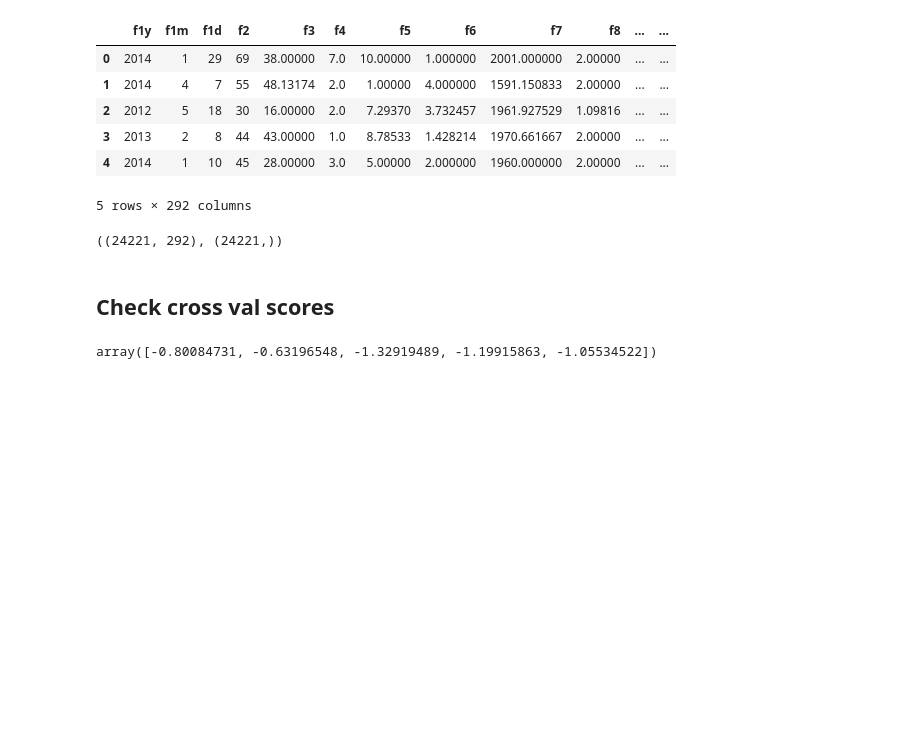
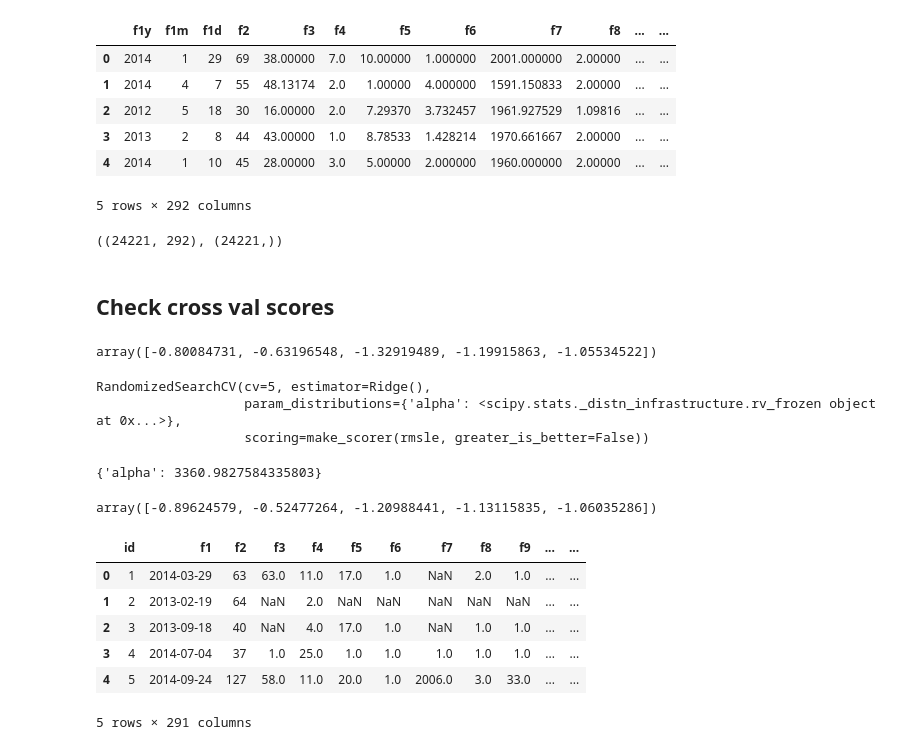
Before and after one commit to scikodot/msu-share, a Jupyter notebook: ml/competition02/competition02.ipynb, the cells around one changed output. Cells and saved outputs as stored; diff of their text form; code cells hidden in the pictures; blank space fills up the shorter version.

```diff
--- a/ml/competition02/competition02.ipynb
+++ b/ml/competition02/competition02.ipynb
@@ -381,0 +434,27 @@ array([-0.80084731, -0.63196548, -1.32919489, -1.19915863, -1.05534522])
+# %%
+rscv.fit(X_train, y_train)
+# %% [output]
+RandomizedSearchCV(cv=5, estimator=Ridge(),
+                   param_distributions={'alpha': <scipy.stats._distn_infrastructure.rv_frozen object at 0x...>},
+                   scoring=make_scorer(rmsle, greater_is_better=False))
+# %%
+rscv.best_params_
+# %% [output]
+{'alpha': 3360.9827584335803}
+# %%
+best_regressor = rscv.best_estimator_
+scores = cross_val_score(best_regressor, X_train, y_train, cv=5, scoring=rmsle_scorer)
+scores
+# %% [output]
+array([-0.89624579, -0.52477264, -1.20988441, -1.13115835, -1.06035286])
+# %%
+df_test = pd.read_csv("input/test.csv")
+df_test.head()
+# %% [output]
+|  | id | f1 | f2 | f3 | f4 | f5 | f6 | f7 | f8 | f9 | ... | ... |
+| 0 | 1 | 2014-03-29 | 63 | 63.0 | 11.0 | 17.0 | 1.0 | NaN | 2.0 | 1.0 | ... | ... |
+| 1 | 2 | 2013-02-19 | 64 | NaN | 2.0 | NaN | NaN | NaN | NaN | NaN | ... | ... |
+| 2 | 3 | 2013-09-18 | 40 | NaN | 4.0 | 17.0 | 1.0 | NaN | 1.0 | 1.0 | ... | ... |
+| 3 | 4 | 2014-07-04 | 37 | 1.0 | 25.0 | 1.0 | 1.0 | 1.0 | 1.0 | 1.0 | ... | ... |
+| 4 | 5 | 2014-09-24 | 127 | 58.0 | 11.0 | 20.0 | 1.0 | 2006.0 | 3.0 | 33.0 | ... | ... |
+5 rows × 291 columns
```
Also changed, not shown: parts of 4 cells of this notebook.
